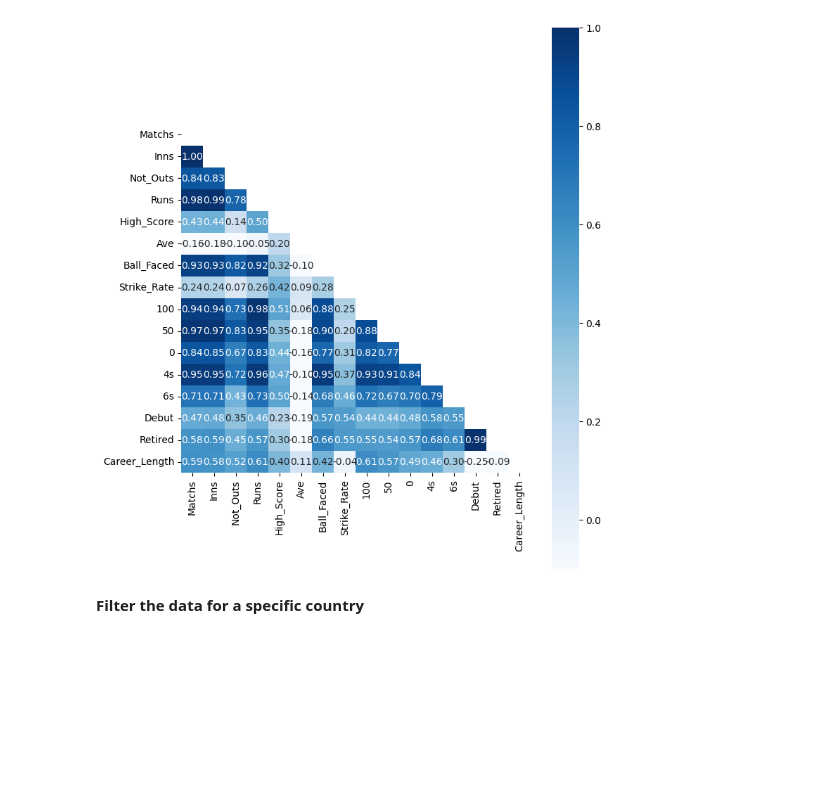
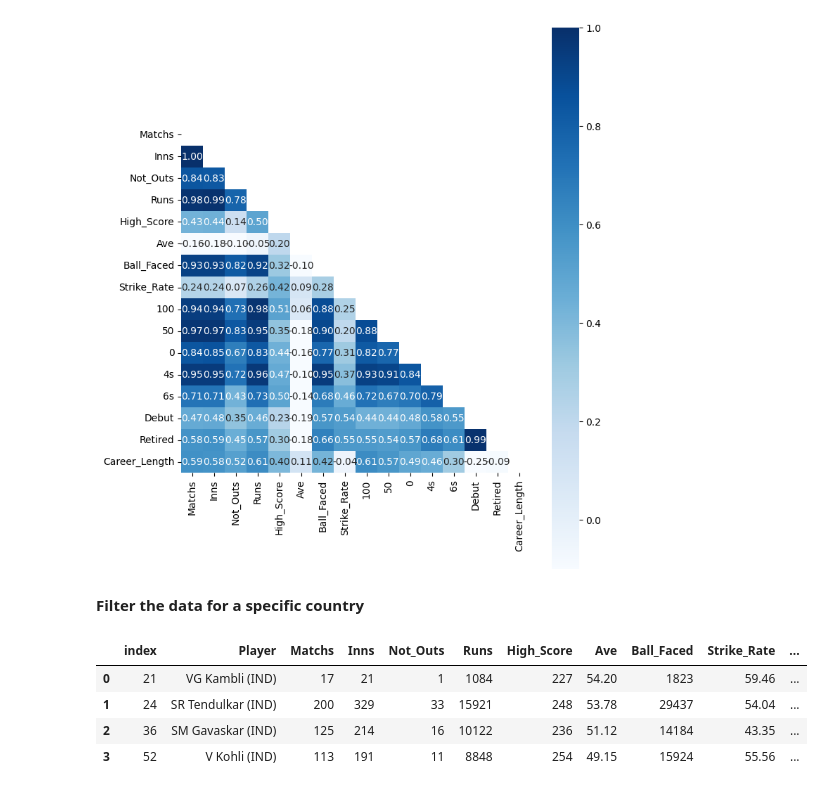
Before and after one commit to Udhay2898/Statistical-Insights-into-Test-Cricket-Performance, a Jupyter notebook: ICC_Test_Stats.ipynb, the cells around one changed output. Saved outputs shown, nothing was run; the diff lists cells and outputs as text; code cells hidden in the pictures; blank space fills up the shorter version.

```diff
--- a/ICC_Test_Stats.ipynb
+++ b/ICC_Test_Stats.ipynb
@@ -560,5 +553,12 @@ plt.show()
 # %% [markdown]
 **Filter the data for a specific country**
 # %%
-country = 'IND'  # Replace with the country of interest
-country_df = df[df['Country'] == country]
+country = 'IND'
+country_df = df[df['Country'] == country].reset_index()
+country_df
+# %% [output]
+|  | index | Player | Matchs | Inns | Not_Outs | Runs | High_Score | Ave | Ball_Faced | Strike_Rate | ... |
+| 0 | 21 | VG Kambli (IND) | 17 | 21 | 1 | 1084 | 227 | 54.20 | 1823 | 59.46 | ... |
+| 1 | 24 | SR Tendulkar (IND) | 200 | 329 | 33 | 15921 | 248 | 53.78 | 29437 | 54.04 | ... |
+| 2 | 36 | SM Gavaskar (IND) | 125 | 214 | 16 | 10122 | 236 | 51.12 | 14184 | 43.35 | ... |
+| 3 | 52 | V Kohli (IND) | 113 | 191 | 11 | 8848 | 254 | 49.15 | 15924 | 55.56 | ... |
```
Also changed, not shown: parts of 6 cells of this notebook.
